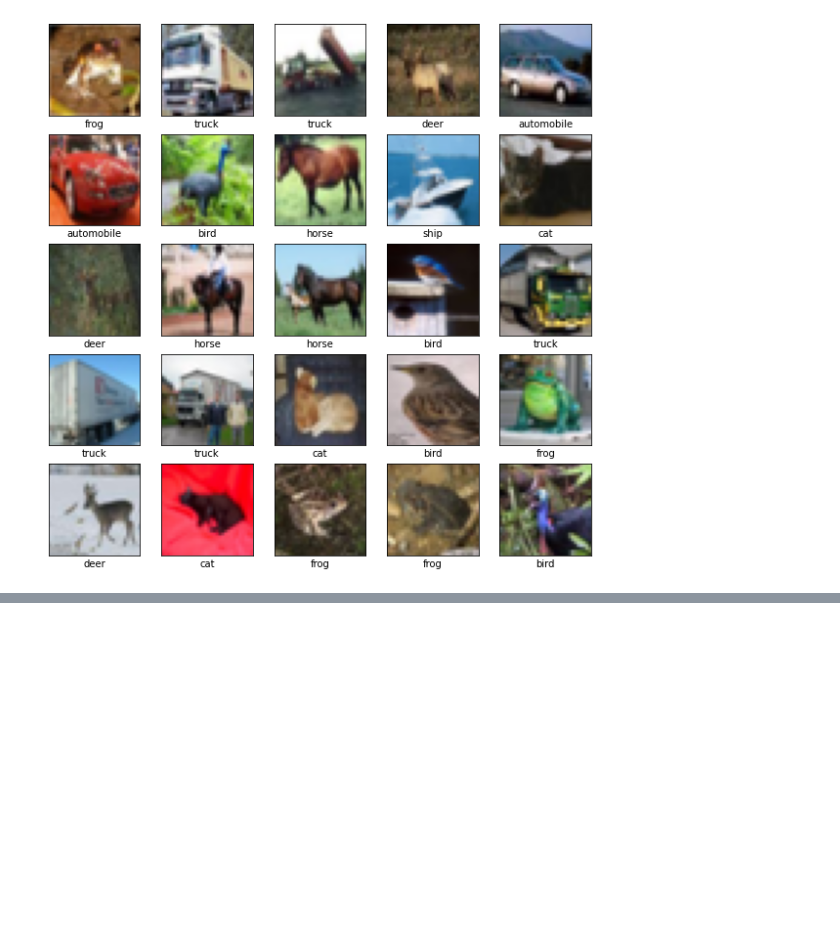
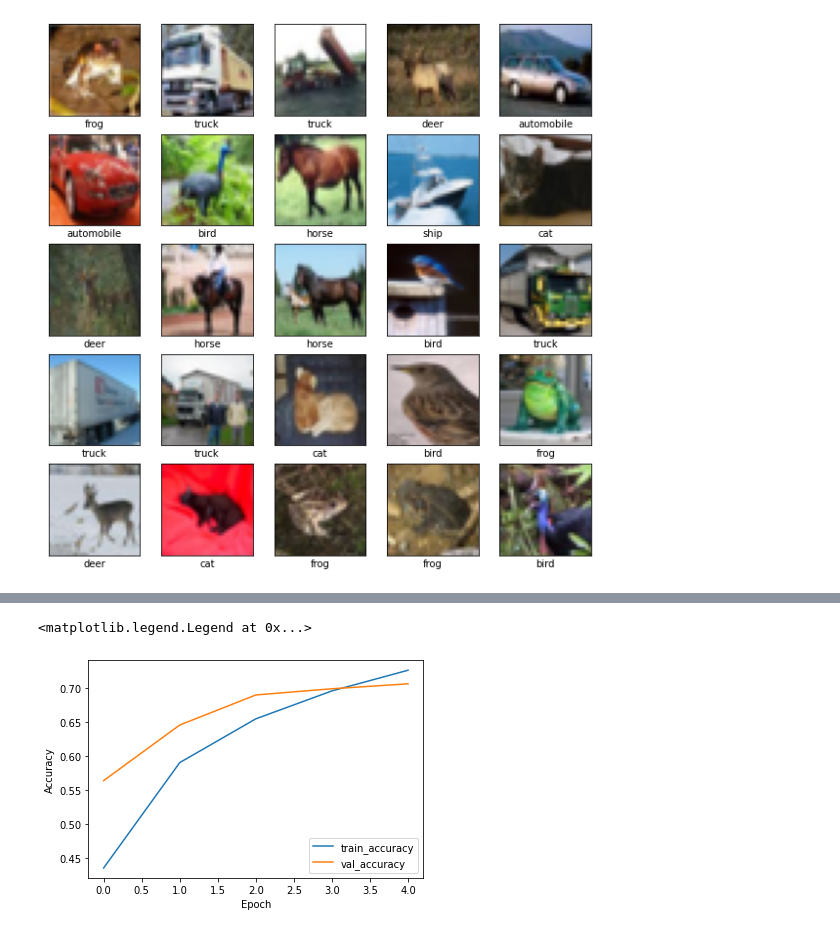
Before and after one commit to FarhinaMirza/CE888, a Jupyter notebook: cnn.ipynb, the cells around one changed output, grey strips where cells are left out. Drawn from its saved outputs; the diff is of its cells as text; code cells hidden in the pictures; blank space fills up the shorter version.

```diff
--- a/cnn.ipynb
+++ b/cnn.ipynb
@@ -411,0 +408,17 @@ train_images.shape[1:]
+# %%
+# build model with CNN architecture
+model = keras.Sequential()
+
+# MY CODE HERE (do not specify the input shape in the first layer)
+model.add(Conv2D(16, activation='relu', padding='same', kernel_size=(3,3)))
+model.add(Conv2D(32, activation='relu', padding='same', kernel_size=(3,3)))
+model.add(MaxPooling2D((2, 2)))
+model.add(Dropout(0.2))
+model.add(Conv2D(64, activation='relu', padding='same', kernel_size=(3,3)))
+model.add(Conv2D(64, activation='relu', padding='same', kernel_size=(3,3)))
+model.add(MaxPooling2D((2, 2)))
+model.add(Dropout(0.2))
+model.add(Flatten())
+
+model.add(layers.Dense(128, activation='relu'))
+model.add(layers.Dense(num_classification_categories, activation='softmax'))
@@ -411,0 +449,11 @@ train_images.shape[1:]
+# %%
+optimizer = keras.optimizers.Adam()
+
+model.compile(optimizer=optimizer,
+              loss=keras.losses.SparseCategoricalCrossentropy(),
+              metrics=['accuracy'])
+
+history = model.fit(train_images, train_labels,
+                batch_size=128,
+                epochs=5,
+                validation_data=(test_images, test_labels))
@@ -411,0 +471,9 @@ train_images.shape[1:]
+# %%
+plt.plot(history.history['accuracy'], label='train_accuracy')
+plt.plot(history.history['val_accuracy'], label = 'val_accuracy')
+plt.xlabel('Epoch')
+plt.ylabel('Accuracy')
+plt.legend(loc='lower right')
+# %% [output]
+<matplotlib.legend.Legend at 0x...>
+[figure, added]
```
Also changed, not shown: parts of 6 cells of this notebook.
